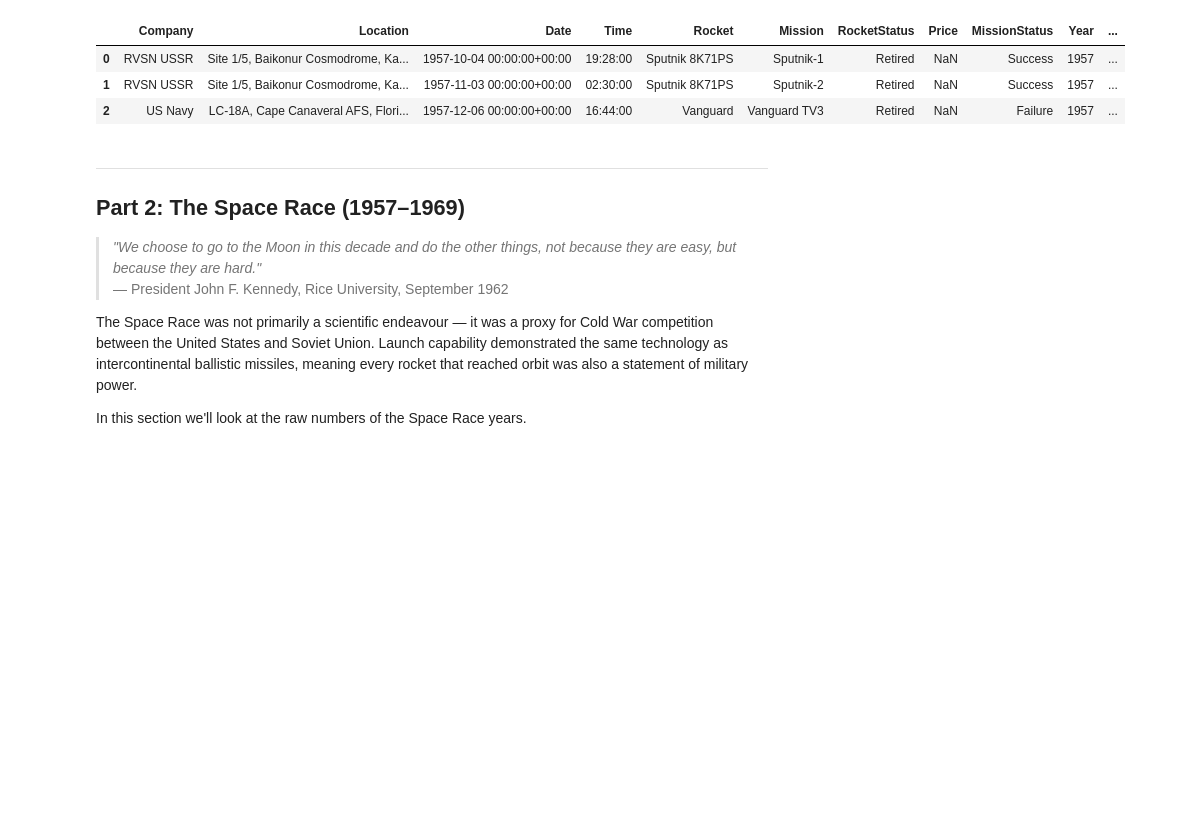
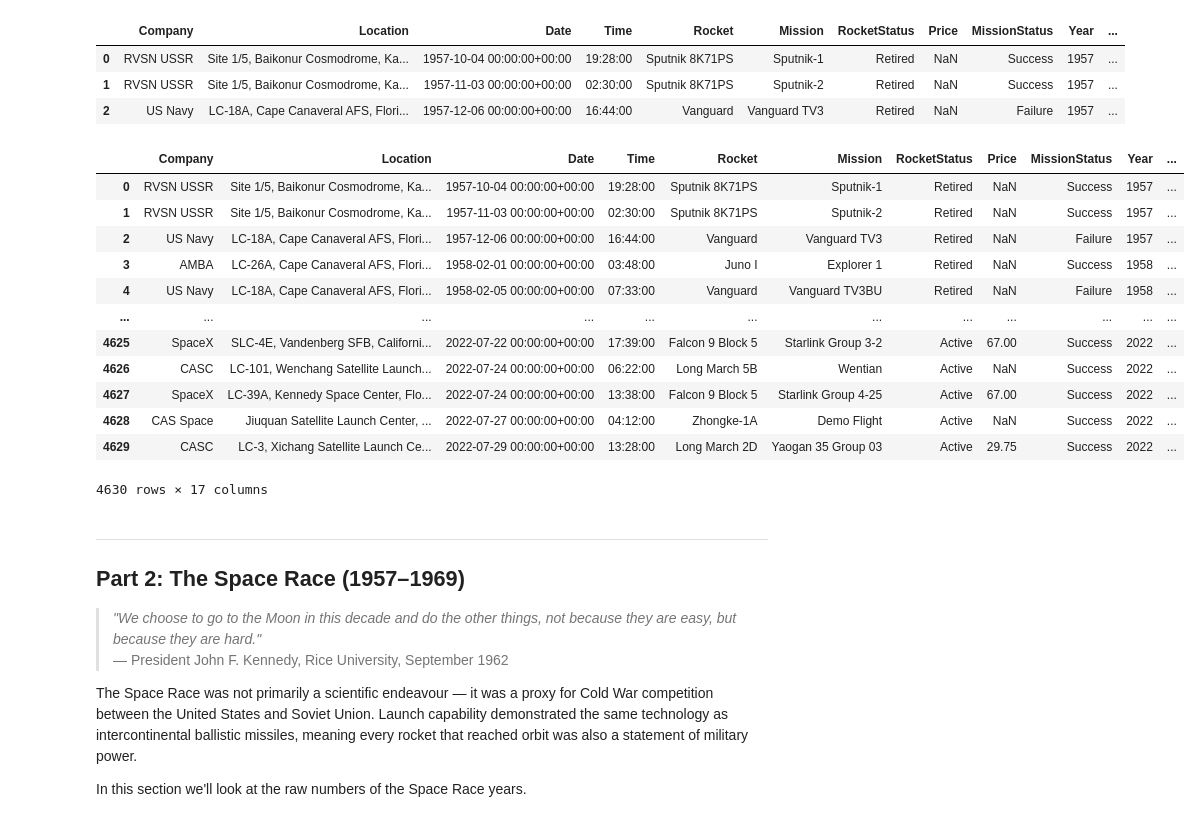
Before and after one commit to RoanOSullivan233/NPSC2002-workshops, a Jupyter notebook: Week_03_SpaceRace.ipynb, the cells around one changed output. Saved outputs shown, nothing was run; the diff lists cells and outputs as text; code cells hidden in the pictures; blank space fills up the shorter version.

```diff
--- a/Week_03_SpaceRace.ipynb
+++ b/Week_03_SpaceRace.ipynb
@@ -191,6 +191,23 @@ Europe          316
 | 0 | RVSN USSR | Site 1/5, Baikonur Cosmodrome, Ka... | 1957-10-04 00:00:00+00:00 | 19:28:00 | Sputnik 8K71PS | Sputnik-1 | Retired | NaN | Success | 1957 | ... |
 | 1 | RVSN USSR | Site 1/5, Baikonur Cosmodrome, Ka... | 1957-11-03 00:00:00+00:00 | 02:30:00 | Sputnik 8K71PS | Sputnik-2 | Retired | NaN | Success | 1957 | ... |
 | 2 | US Navy | LC-18A, Cape Canaveral AFS, Flori... | 1957-12-06 00:00:00+00:00 | 16:44:00 | Vanguard | Vanguard TV3 | Retired | NaN | Failure | 1957 | ... |
+# %%
+df
+a = 1
+# %% [output]
+|  | Company | Location | Date | Time | Rocket | Mission | RocketStatus | Price | MissionStatus | Year | ... |
+| 0 | RVSN USSR | Site 1/5, Baikonur Cosmodrome, Ka... | 1957-10-04 00:00:00+00:00 | 19:28:00 | Sputnik 8K71PS | Sputnik-1 | Retired | NaN | Success | 1957 | ... |
+| 1 | RVSN USSR | Site 1/5, Baikonur Cosmodrome, Ka... | 1957-11-03 00:00:00+00:00 | 02:30:00 | Sputnik 8K71PS | Sputnik-2 | Retired | NaN | Success | 1957 | ... |
+| 2 | US Navy | LC-18A, Cape Canaveral AFS, Flori... | 1957-12-06 00:00:00+00:00 | 16:44:00 | Vanguard | Vanguard TV3 | Retired | NaN | Failure | 1957 | ... |
+| 3 | AMBA | LC-26A, Cape Canaveral AFS, Flori... | 1958-02-01 00:00:00+00:00 | 03:48:00 | Juno I | Explorer 1 | Retired | NaN | Success | 1958 | ... |
+| 4 | US Navy | LC-18A, Cape Canaveral AFS, Flori... | 1958-02-05 00:00:00+00:00 | 07:33:00 | Vanguard | Vanguard TV3BU | Retired | NaN | Failure | 1958 | ... |
+| ... | ... | ... | ... | ... | ... | ... | ... | ... | ... | ... | ... |
+| 4625 | SpaceX | SLC-4E, Vandenberg SFB, Californi... | 2022-07-22 00:00:00+00:00 | 17:39:00 | Falcon 9 Block 5 | Starlink Group 3-2 | Active | 67.00 | Success | 2022 | ... |
+| 4626 | CASC | LC-101, Wenchang Satellite Launch... | 2022-07-24 00:00:00+00:00 | 06:22:00 | Long March 5B | Wentian | Active | NaN | Success | 2022 | ... |
+| 4627 | SpaceX | LC-39A, Kennedy Space Center, Flo... | 2022-07-24 00:00:00+00:00 | 13:38:00 | Falcon 9 Block 5 | Starlink Group 4-25 | Active | 67.00 | Success | 2022 | ... |
+| 4628 | CAS Space | Jiuquan Satellite Launch Center, ... | 2022-07-27 00:00:00+00:00 | 04:12:00 | Zhongke-1A | Demo Flight | Active | NaN | Success | 2022 | ... |
+| 4629 | CASC | LC-3, Xichang Satellite Launch Ce... | 2022-07-29 00:00:00+00:00 | 13:28:00 | Long March 2D | Yaogan 35 Group 03 | Active | 29.75 | Success | 2022 | ... |
+4630 rows × 17 columns
 # %% [markdown]
 ---
 ## Part 2: The Space Race (1957–1969)
```
Also changed, not shown: parts of 3 cells of this notebook.
